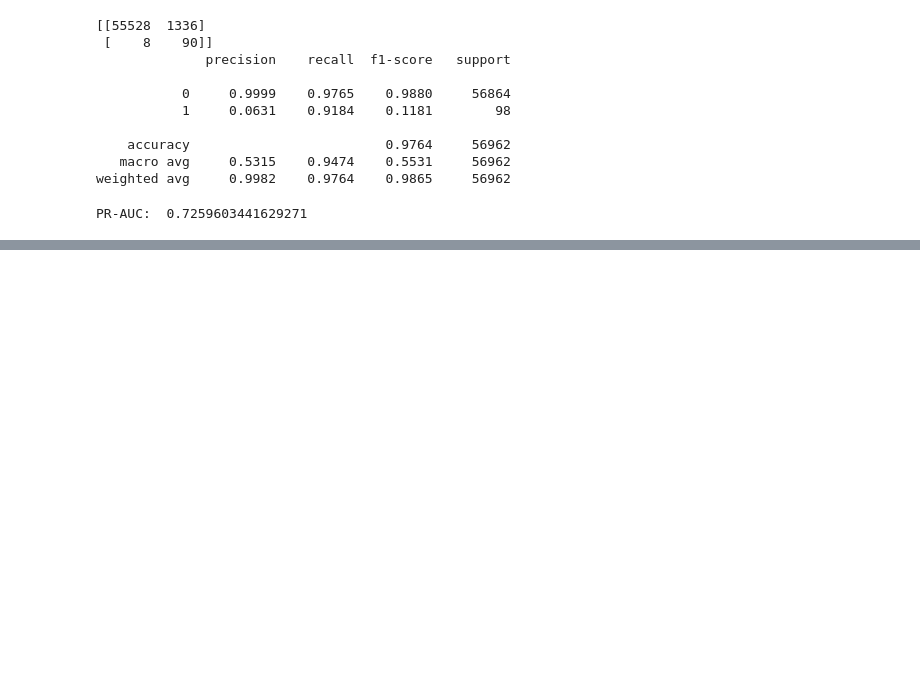
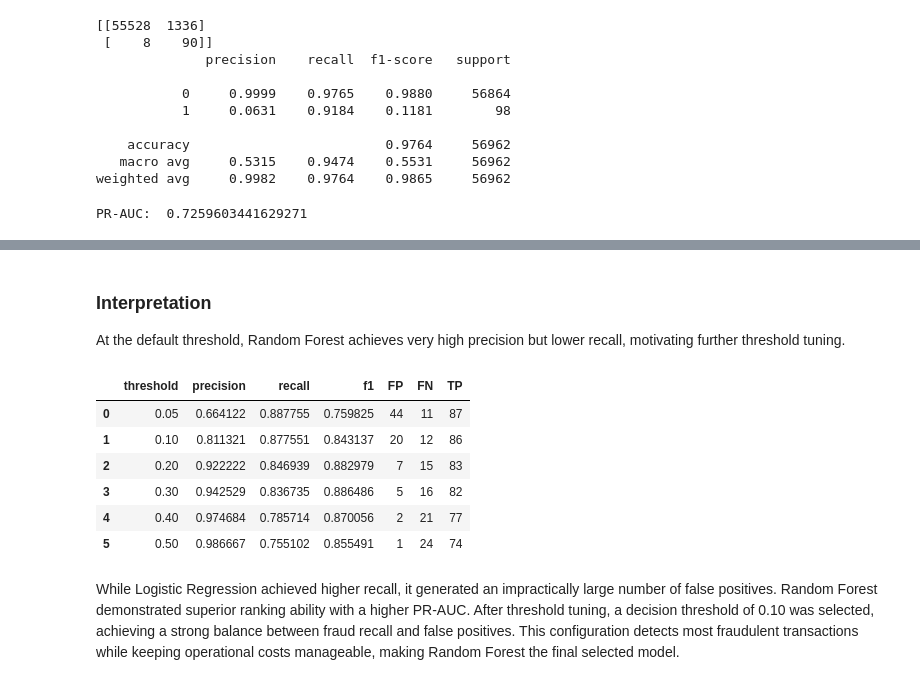
Before and after one commit to anjum08110/fraud_detection_credit_card, a Jupyter notebook: notebooks/models.ipynb, the cells around one changed output, grey strips where cells are left out. Saved outputs shown, nothing was run; the diff lists cells and outputs as text; code cells hidden in the pictures; blank space fills up the shorter version.

```diff
--- a/notebooks/models.ipynb
+++ b/notebooks/models.ipynb
@@ -86,0 +158,2 @@ PR-AUC:  0.7259603441629271
+# %%
+rf_probs = rf.predict_proba(X_test)[:,1]
@@ -86,0 +183,40 @@ PR-AUC:  0.7259603441629271
+# %% [markdown]
+### Interpretation
+At the default threshold, Random Forest achieves very high precision but lower recall, motivating further threshold tuning.
+# %%
+from sklearn.metrics import precision_score, recall_score, f1_score, confusion_matrix
+
+thresholds = [0.05, 0.1, 0.2, 0.3, 0.4, 0.5]
+rows = []
+
+for t in thresholds:
+    y_pred_t = (rf_probs >= t).astype(int)
+
+    precision = precision_score(y_test, y_pred_t, zero_division=0)
+    recall = recall_score(y_test, y_pred_t, zero_division=0)
+    f1 = f1_score(y_test, y_pred_t, zero_division=0)
+
+    tn, fp, fn, tp = confusion_matrix(y_test, y_pred_t).ravel()
+
+    rows.append({
+        "threshold": t,
+        "precision": precision,
+        "recall": recall,
+        "f1": f1,
+        "FP": fp,
+        "FN": fn,
+        "TP": tp
+    })
+
+rf_results = pd.DataFrame(rows)
+rf_results
+# %% [output]
+|  | threshold | precision | recall | f1 | FP | FN | TP |
+| 0 | 0.05 | 0.664122 | 0.887755 | 0.759825 | 44 | 11 | 87 |
+| 1 | 0.10 | 0.811321 | 0.877551 | 0.843137 | 20 | 12 | 86 |
+| 2 | 0.20 | 0.922222 | 0.846939 | 0.882979 | 7 | 15 | 83 |
+| 3 | 0.30 | 0.942529 | 0.836735 | 0.886486 | 5 | 16 | 82 |
+| 4 | 0.40 | 0.974684 | 0.785714 | 0.870056 | 2 | 21 | 77 |
+| 5 | 0.50 | 0.986667 | 0.755102 | 0.855491 | 1 | 24 | 74 |
+# %% [markdown]
+While Logistic Regression achieved higher recall, it generated an impractically large number of false positives. Random Forest demonstrated superior ranking ability with a higher PR-AUC. After threshold tuning, a decision threshold of 0.10 was selected, achieving a strong balance between fraud recall and false positives. This configuration detects most fraudulent transactions while keeping operational costs manageable, making Random Forest the final selected model.
```
Also changed, not shown: parts of 12 cells of this notebook, 2 other files.
